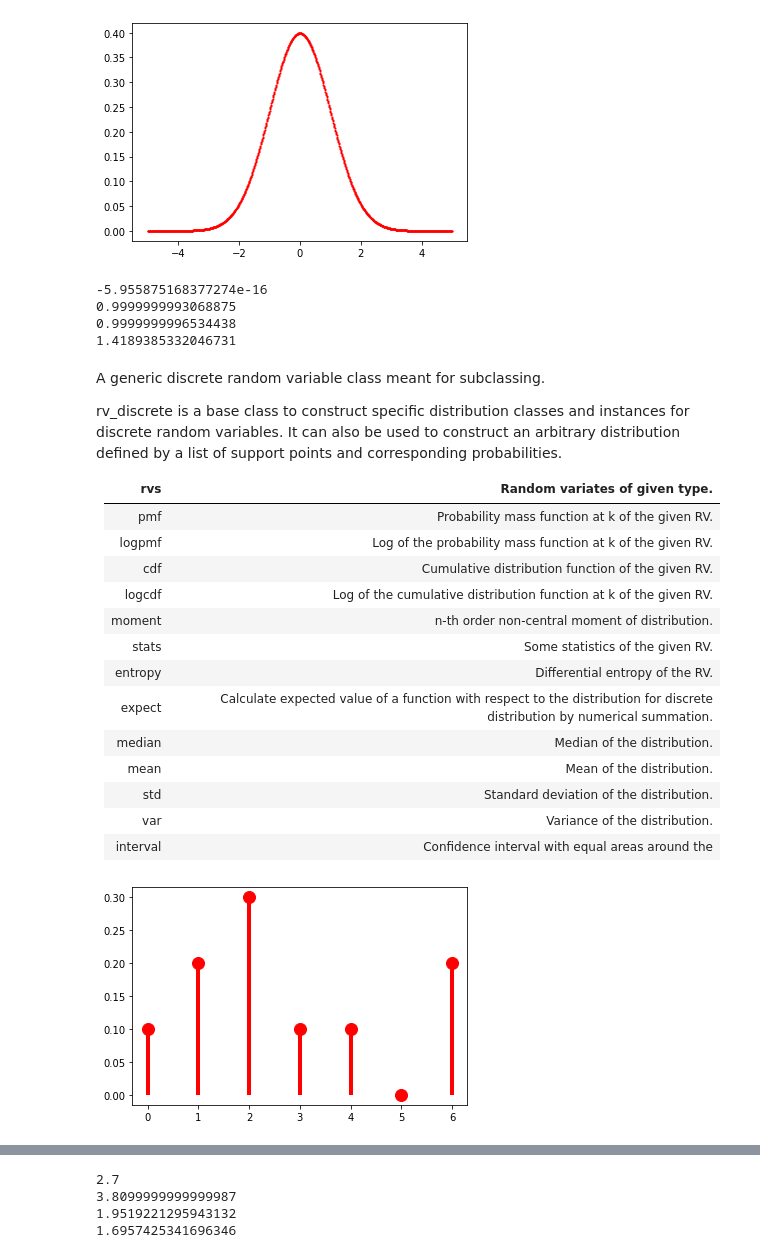
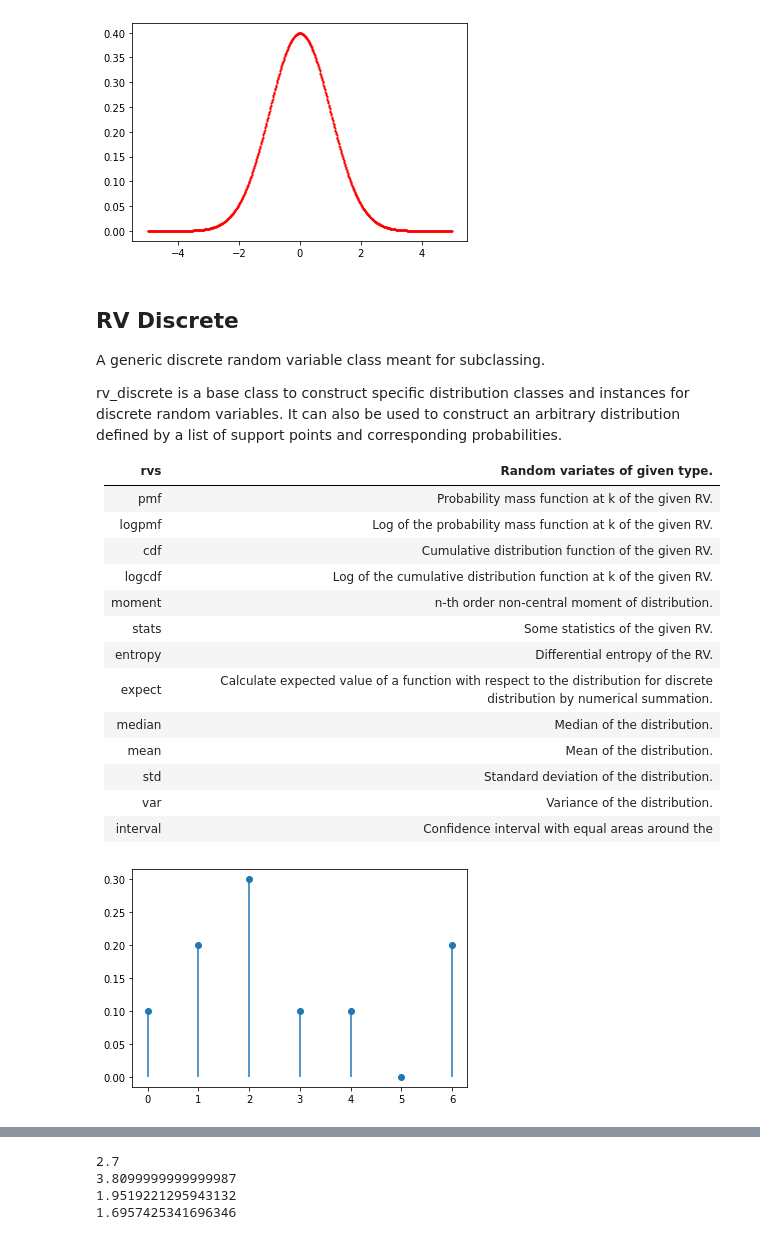
Before and after one commit to tkaya94/UdemyDataScience, a Jupyter notebook: 5_More/01_Scipy101.ipynb, the cells around one changed output, grey strips where cells are left out. Cells and saved outputs as stored; diff of their text form; code cells hidden in the pictures.

```diff
--- a/5_More/01_Scipy101.ipynb
+++ b/5_More/01_Scipy101.ipynb
@@ -25,6 +25,12 @@ import scipy as sc
 import scipy.stats
 import pandas as pd
 import matplotlib.pyplot as plt
+# %%
+def plot_rv_discrete(xk, yk):
+    fig, ax = plt.subplots(1, 1)
+    ax.plot(xk, yk, 'o')
+    ax.vlines(xk, 0, yk)
+    plt.show();
 # %%
 x = np.random.randn(1_000_000)
 
@@ -109,16 +116,13 @@ plt.show();
 # %% [output]
 [figure]
 # %%
-print(gaussian.mean())
-print(gaussian.var())
-print(gaussian.std())
-print(gaussian.entropy())
+# print(gaussian.mean())
+# print(gaussian.var())
+# print(gaussian.std())
+# print(gaussian.entropy())
-# %% [output]
--5.955875168377274e-16
-0.9999999993068875
-0.9999999996534438
-1.4189385332046731
 # %% [markdown]
+## RV Discrete
+
 A generic discrete random variable class meant for subclassing.
 
 rv_discrete is a base class to construct specific distribution classes and instances for discrete random variables. It can also be used to construct an arbitrary distribution defined by a list of support points and corresponding probabilities.
@@ -138,17 +142,21 @@ rv_discrete is a base class to construct specific distribution classes and insta
 | std 	| Standard deviation of the distribution. 	|
 | var 	| Variance of the distribution. 	|
 | interval 	| Confidence interval with equal areas around the 	|
+# %%
+class discrete_gen(scipy.stats.rv_discrete):
+    "Gaussian distribution"
+    def _pmf(self, x):
+        return [0.1, 0.2, 0.3, 0.1, 0.1, 0.0, 0.2]
+
+g = discrete_gen(name='custm_g')
+# %%
+pmf_x = g.pmf(xk)
+
+plot_rv_discrete(xk, pmf_x)
+# %% [output]
+[figure, added]
 # %%
 xk = np.arange(7)
 pk = (0.1, 0.2, 0.3, 0.1, 0.1, 0.0, 0.2)
 
 custm = scipy.stats.rv_discrete(name='custm', values=(xk, pk))
-# %%
-pmf_x = custm.pmf(xk)
-
-fig, ax = plt.subplots(1, 1)
-ax.plot(xk, custm.pmf(xk), 'ro', ms=12, mec='r')
-ax.vlines(xk, 0, custm.pmf(xk), colors='r', lw=4)
-plt.show();
-# %% [output]
-[figure, removed]
```
Also changed, not shown: parts of 6 cells of this notebook, 9 other files.
